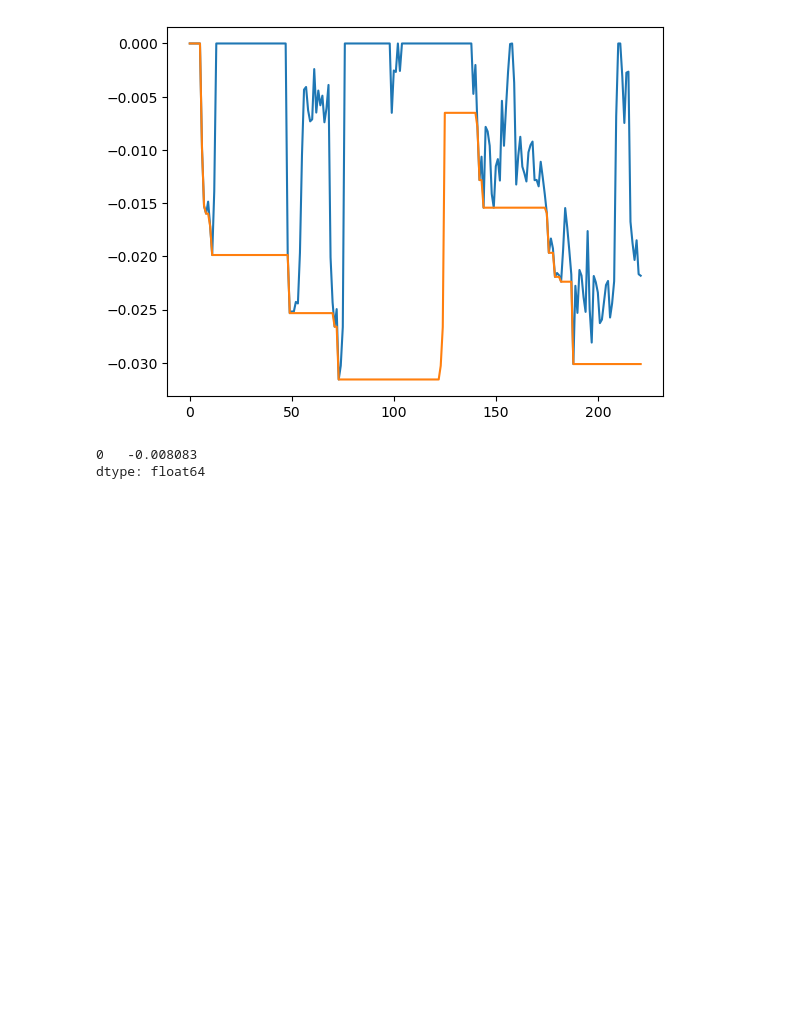
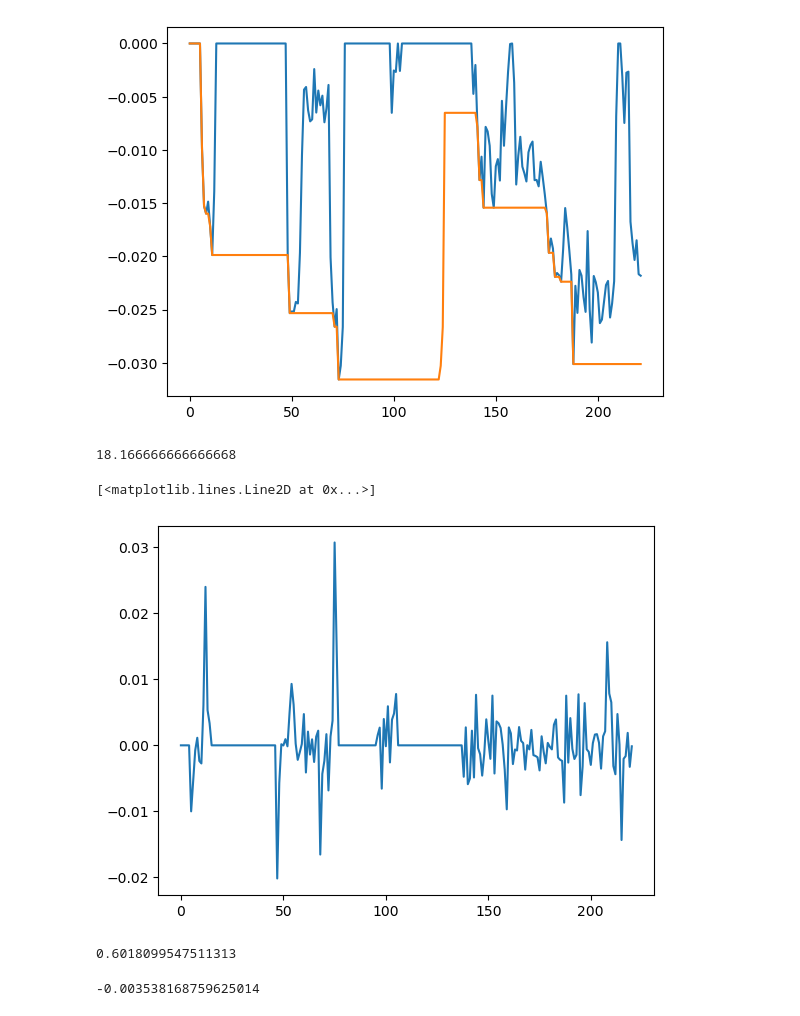
Before and after one commit to luissimaoaf/quantipy, a Jupyter notebook: test.ipynb, the cells around one changed output. Saved outputs shown, nothing was run; the diff lists cells and outputs as text; code cells hidden in the pictures; blank space fills up the shorter version.

```diff
--- a/test.ipynb
+++ b/test.ipynb
@@ -196,7 +196,19 @@ plt.plot(results['rolling_dd'])
 [<matplotlib.lines.Line2D at 0x...>]
 [figure]
 # %%
-results['avg_drawdown']
+results['avg_drawdown_length']
 # %% [output]
-0   -0.008083
-dtype: float64
+18.166666666666668
+# %%
+plt.plot(results['returns'])
+# %% [output]
+[<matplotlib.lines.Line2D at 0x...>]
+[figure, added]
+# %%
+results['time_in_market']
+# %% [output]
+0.6018099547511313
+# %%
+results['avg_loss']
+# %% [output]
+-0.003538168759625014
```
Also changed, not shown: parts of 1 cell of this notebook, 2 other files.
